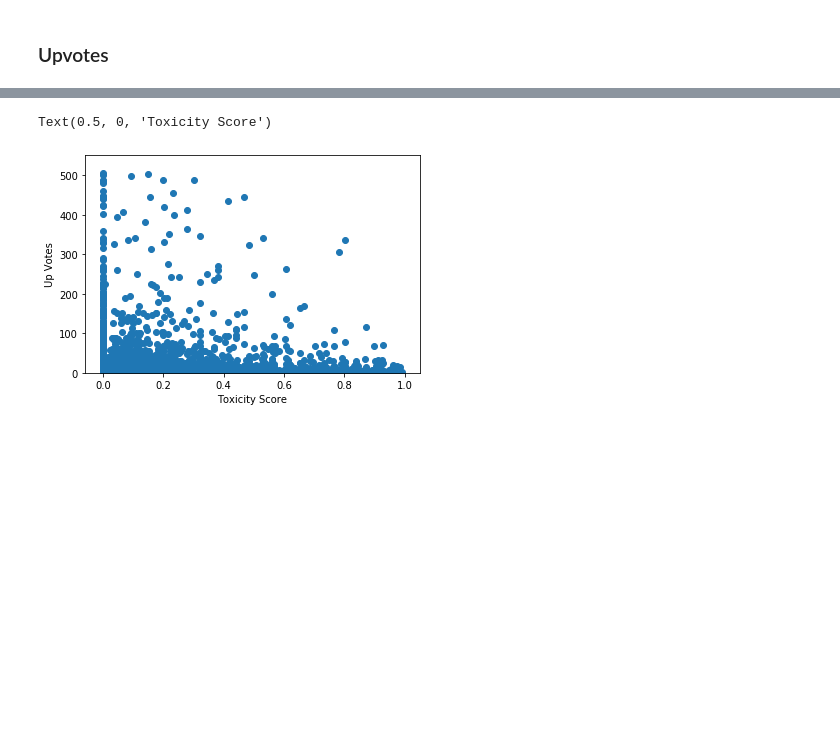
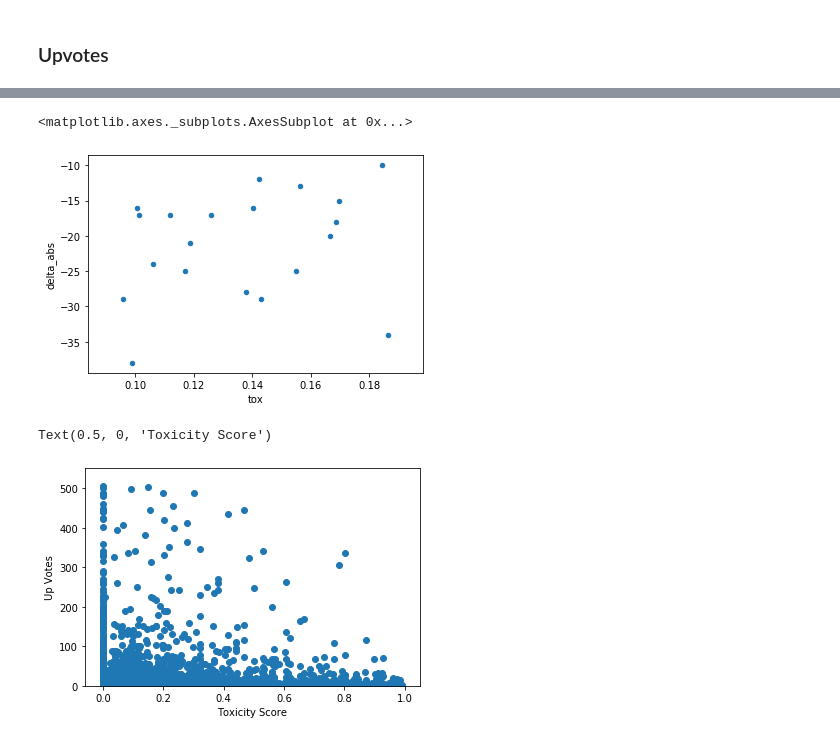
Before and after one commit to rjz46/Cornell-Conversational-Analysis-Toolkit, a Jupyter notebook: datasets/reddit_coarse_discourse-corpus/A1E_Upvote_Toxicity_Transformer.ipynb, the cells around one changed output, grey strips where cells are left out. Cells and saved outputs as stored; diff of their text form; code cells hidden in the pictures; blank space fills up the shorter version.

Commit message:
plot for iq2

```diff
--- a/datasets/reddit_coarse_discourse-corpus/A1E_Upvote_Toxicity_Transformer.ipynb
+++ b/datasets/reddit_coarse_discourse-corpus/A1E_Upvote_Toxicity_Transformer.ipynb
@@ -174,7 +174,7 @@ small_reddit_corpus_raw = convokit.Corpus(convokit.download("reddit-corpus-small
 Dataset already exists at /Users/katyblumer/.convokit/downloads/reddit-corpus-small
 # %%
 #@title Subsample dataset
-num_convos = 2 #@param
+num_convos = 100 #@param
 
 sampled_utts = []
 convo_sample_ids = small_reddit_corpus_raw.get_conversation_ids()[:num_convos]
@@ -245,19 +273,41 @@ WARNING: api key is not currently used; uses hardcoded key.
 # %%
 utt_ups_tox = {}
-upsvalues = []
-toxvalues = []
+pre_und_pcts = []
+post_und_pcts = []
+tox_values = []
 
 convos_dict = {}
 for convo_id in small_iq2_corpus.get_conversation_ids():
-  convo = small_iq2_corpus.utterances['0']#get_conversation(convo_id)
-  print(convo)
-  print(small_iq2_corpus.get_utterance())
-  # toxvalues.append(convo.meta['averagetoxicity'])
+  convo = small_iq2_corpus.get_conversation(convo_id)
+
+  # print(convo)
+  # print(convo.meta.keys())
+  # break
+  # print(small_iq2_corpus.get_utterance())
+
+  tox_values.append(convo.meta['averagetoxicity'])
+  results = convo.meta['results']
+
+  pre_und = results['pre']['undecided']
+  post_und = results['post']['undecided']
+  delta_abs = post_und - pre_und
+  delta_abs = post_und - pre_und
+  row = collections.OrderedDict((
+  ('pre_und', pre_und),
+  ('post_und', pre_und),
+  ('delta_abs', post_und - pre_und),
+  # ('delta_pct', 100.0 * (post_und - pre_und)),
+  ))
+  # print(results)
+  # pre_und_pcts.append(['pre']['undecided'] / sum(results.values()))
   # row = {}
-  # row['tox'] = convo.meta['averagetoxicity']
+  row['tox'] = convo.meta['averagetoxicity']
 
-  # row += convo.['result']
+  # results =
+
+  # row.update(convo.meta['results'])
   convos_dict[convo_id] = row
 
-disp(pd.DataFrame(convos_dict))
+df = pd.DataFrame.from_dict(convos_dict, orient='index')
+df.describe()
 # %% [output]
@@ -266,3 +323,8 @@ TypeError: ignored
+# %%
+df.plot(x='tox', y='delta_abs', kind='scatter')
+# %% [output]
+<matplotlib.axes._subplots.AxesSubplot at 0x...>
+[figure, added]
 # %%
 #print(utt_ups_tox)
 from scipy.stats.stats import pearsonr
```
Also changed, not shown: parts of 8 cells of this notebook.
